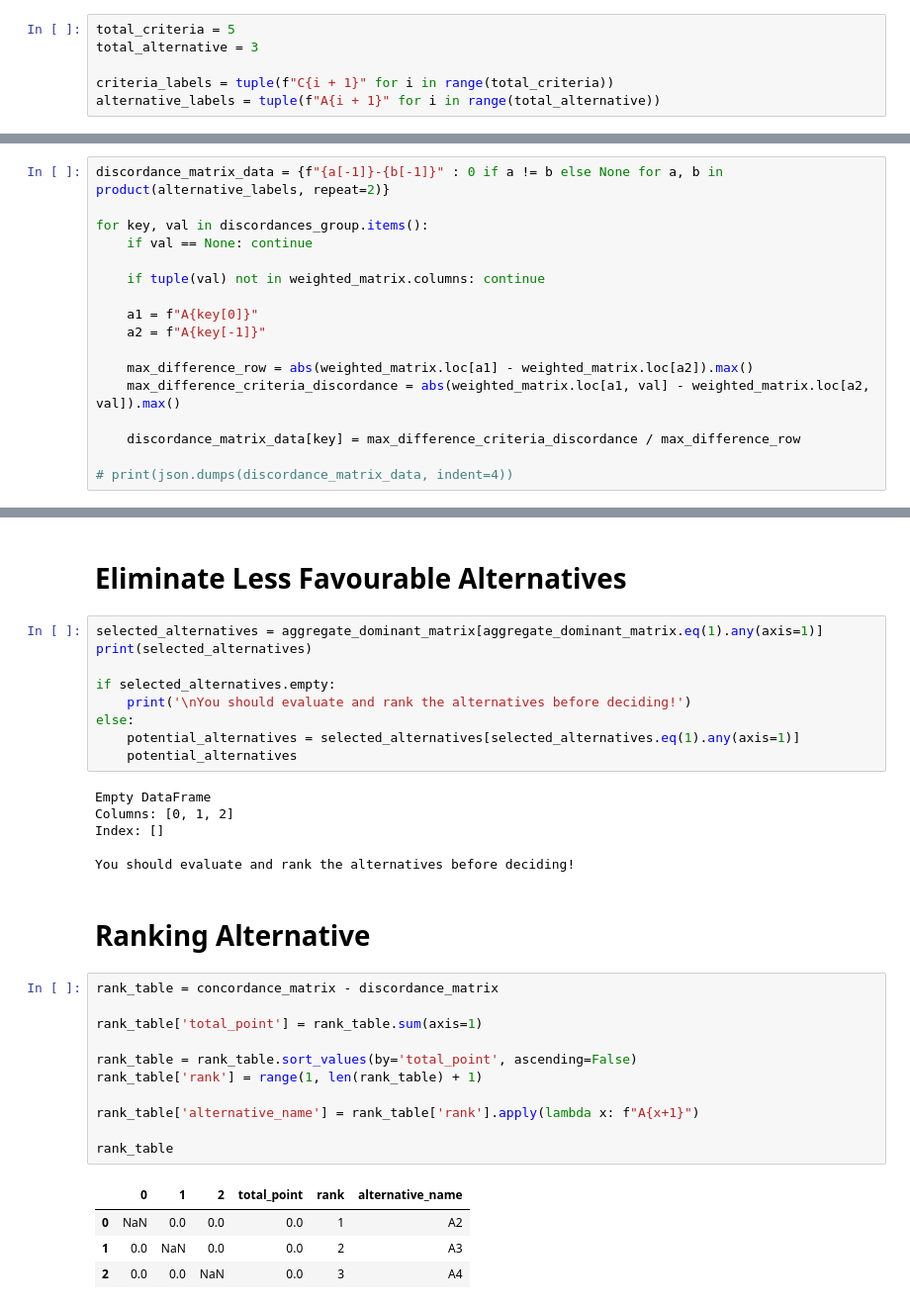
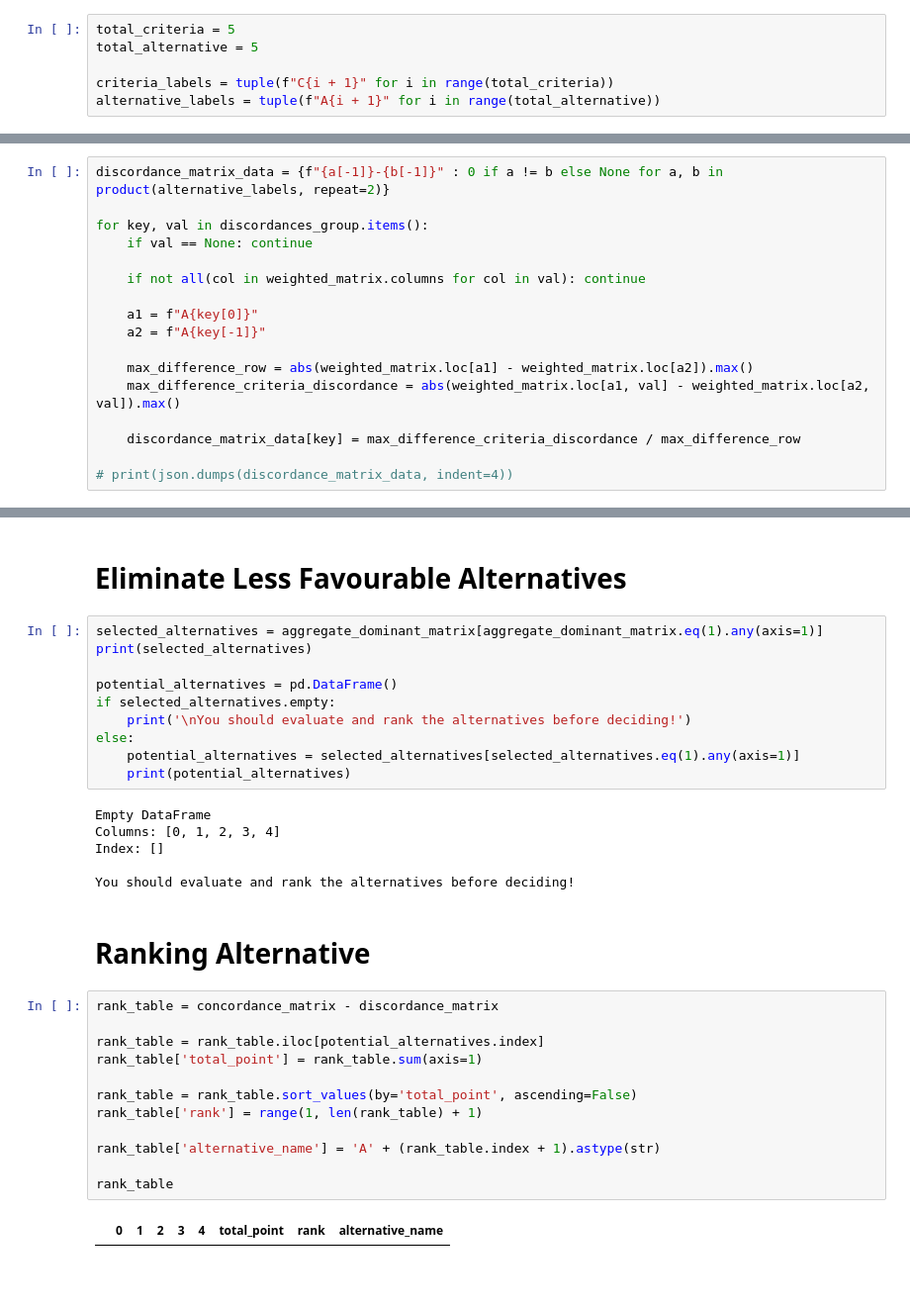
Before and after one commit to FarrelAD/DSS-ELECTRE, a Jupyter notebook: src/notebook.ipynb, the cells around one changed output, grey strips where cells are left out. Shown at 99% size. Cells and saved outputs as stored; diff of their text form; blank space fills up the shorter version.

```diff
--- a/src/notebook.ipynb
+++ b/src/notebook.ipynb
@@ -132,7 +132,7 @@ def create_matrix_weight() -> None:
 # Input Starter Matrix-Like Data Structure of Criterias and Alternatives
 # %%
 total_criteria = 5
-total_alternative = 3
+total_alternative = 5
 
 criteria_labels = tuple(f"C{i + 1}" for i in range(total_criteria))
 alternative_labels = tuple(f"A{i + 1}" for i in range(total_alternative))
@@ -380,7 +410,7 @@ discordance_matrix_data = {f"{a[-1]}-{b[-1]}" : 0 if a != b else None for a, b i
 for key, val in discordances_group.items():
     if val == None: continue
 
-    if tuple(val) not in weighted_matrix.columns: continue
+    if not all(col in weighted_matrix.columns for col in val): continue
 
     a1 = f"A{key[0]}"
     a2 = f"A{key[-1]}"
@@ -497,14 +535,15 @@ aggregate_dominant_matrix
 selected_alternatives = aggregate_dominant_matrix[aggregate_dominant_matrix.eq(1).any(axis=1)]
 print(selected_alternatives)
 
+potential_alternatives = pd.DataFrame()
 if selected_alternatives.empty:
     print('\nYou should evaluate and rank the alternatives before deciding!')
 else:
     potential_alternatives = selected_alternatives[selected_alternatives.eq(1).any(axis=1)]
-    potential_alternatives
+    print(potential_alternatives)
 # %% [output]
 Empty DataFrame
-Columns: [0, 1, 2]
+Columns: [0, 1, 2, 3, 4]
 Index: []
 
 You should evaluate and rank the alternatives before deciding!
@@ -513,16 +552,14 @@ You should evaluate and rank the alternatives before deciding!
 # %%
 rank_table = concordance_matrix - discordance_matrix
 
+rank_table = rank_table.iloc[potential_alternatives.index]
 rank_table['total_point'] = rank_table.sum(axis=1)
 
 rank_table = rank_table.sort_values(by='total_point', ascending=False)
 rank_table['rank'] = range(1, len(rank_table) + 1)
 
-rank_table['alternative_name'] = rank_table['rank'].apply(lambda x: f"A{x+1}")
+rank_table['alternative_name'] = 'A' + (rank_table.index + 1).astype(str)
 
 rank_table
 # %% [output]
-|  | 0 | 1 | 2 | total_point | rank | alternative_name |
-| 0 | NaN | 0.0 | 0.0 | 0.0 | 1 | A2 |
-| 1 | 0.0 | NaN | 0.0 | 0.0 | 2 | A3 |
-| 2 | 0.0 | 0.0 | NaN | 0.0 | 3 | A4 |
+|  | 0 | 1 | 2 | 3 | 4 | total_point | rank | alternative_name |
```
Also changed, not shown: parts of 16 cells of this notebook.
